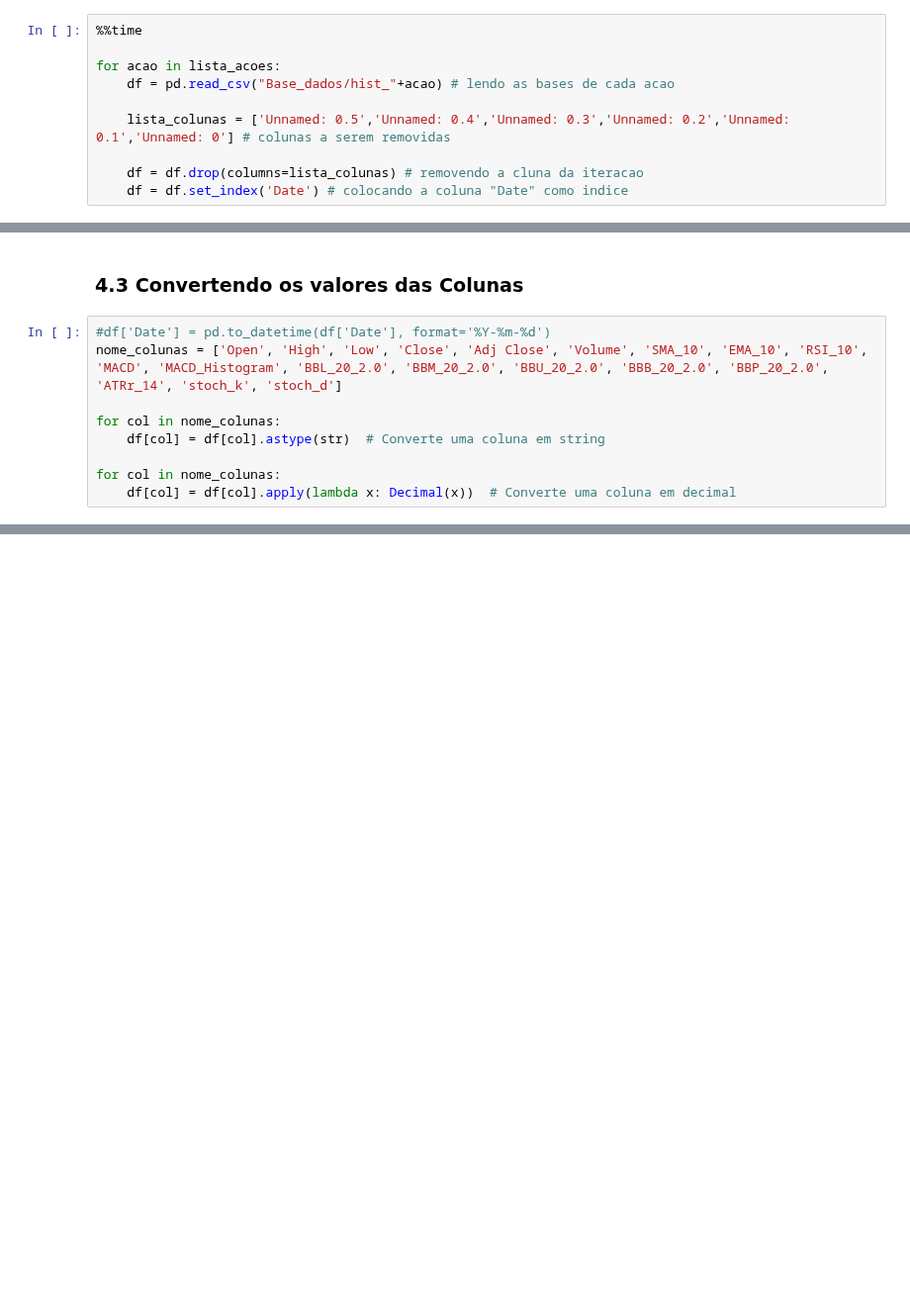
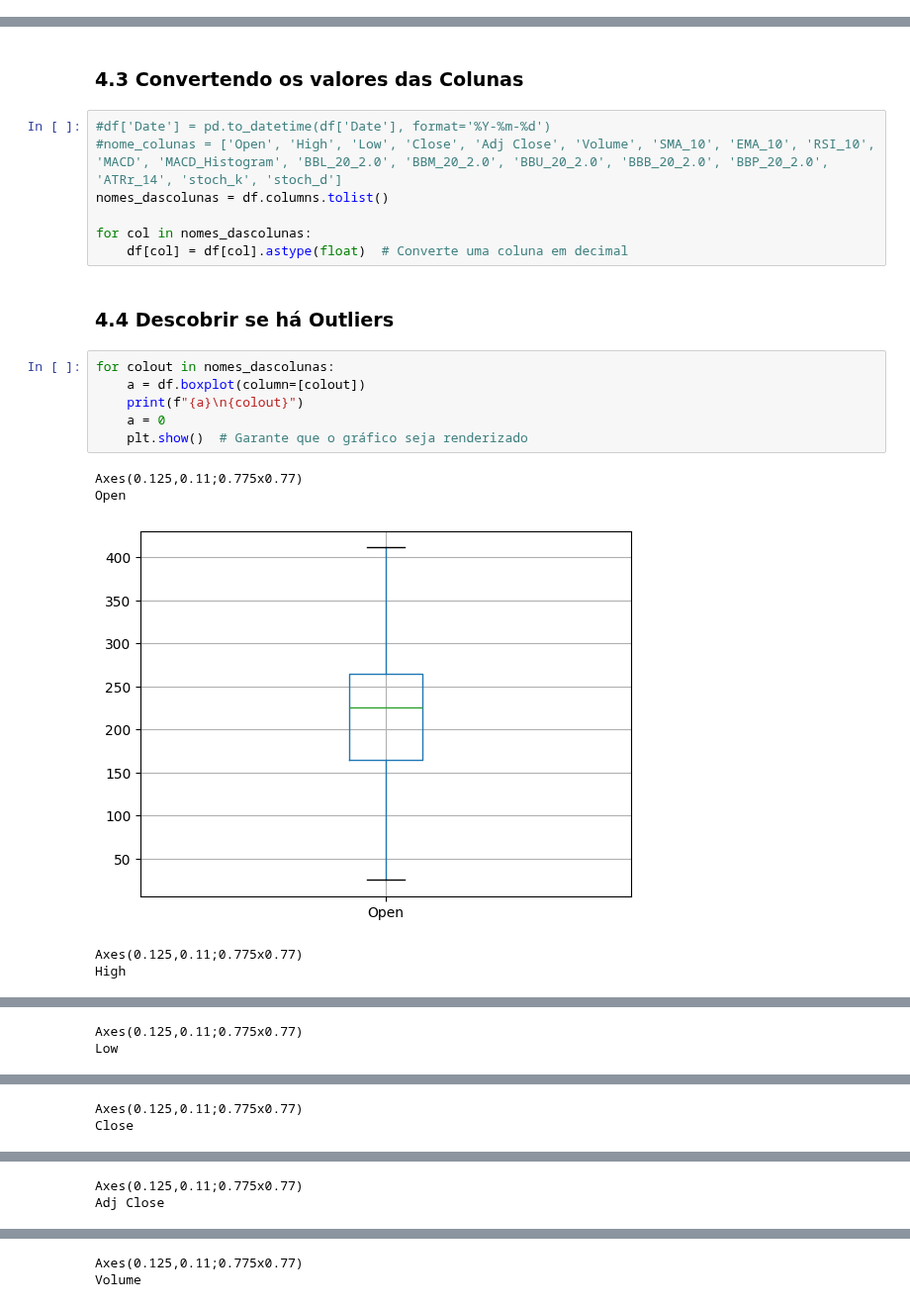
Before and after one commit to TCCCODADA/TCCII, a Jupyter notebook: extraction.ipynb, the cells around one changed output, grey strips where cells are left out. Shown at 99% size. Cells and saved outputs as stored; diff of their text form; blank space fills up the shorter version.

```diff
--- a/extraction.ipynb
+++ b/extraction.ipynb
@@ -124,10 +131,0 @@ Wall time: 247 ms
-# %%
-%%time
-
-for acao in lista_acoes:
-    df = pd.read_csv("Base_dados/hist_"+acao) # lendo as bases de cada acao
-
-    lista_colunas = ['Unnamed: 0.5','Unnamed: 0.4','Unnamed: 0.3','Unnamed: 0.2','Unnamed: 0.1','Unnamed: 0'] # colunas a serem removidas
-
-    df = df.drop(columns=lista_colunas) # removendo a cluna da iteracao
-    df = df.set_index('Date') # colocando a coluna "Date" como indice
@@ -153,10 +203,22 @@ df.dropna(inplace=True)  # Remove linhas com valores ausentes
 ### 4.3 Convertendo os valores das Colunas
 # %%
 #df['Date'] = pd.to_datetime(df['Date'], format='%Y-%m-%d')
-nome_colunas = ['Open', 'High', 'Low', 'Close', 'Adj Close', 'Volume', 'SMA_10', 'EMA_10', 'RSI_10', 'MACD', 'MACD_Histogram', 'BBL_20_2.0', 'BBM_20_2.0', 'BBU_20_2.0', 'BBB_20_2.0', 'BBP_20_2.0', 'ATRr_14', 'stoch_k', 'stoch_d']
+#nome_colunas = ['Open', 'High', 'Low', 'Close', 'Adj Close', 'Volume', 'SMA_10', 'EMA_10', 'RSI_10', 'MACD', 'MACD_Histogram', 'BBL_20_2.0', 'BBM_20_2.0', 'BBU_20_2.0', 'BBB_20_2.0', 'BBP_20_2.0', 'ATRr_14', 'stoch_k', 'stoch_d']
+nomes_dascolunas = df.columns.tolist()
 
-for col in nome_colunas:
-    df[col] = df[col].astype(str)  # Converte uma coluna em string
-
-for col in nome_colunas:
-    df[col] = df[col].apply(lambda x: Decimal(x))  # Converte uma coluna em decimal
+for col in nomes_dascolunas:
+    df[col] = df[col].astype(float)  # Converte uma coluna em decimal
+# %% [markdown]
+### 4.4 Descobrir se há Outliers
+# %%
+for colout in nomes_dascolunas:
+    a = df.boxplot(column=[colout])
+    print(f"{a}\n{colout}")
+    a = 0
+    plt.show()  # Garante que o gráfico seja renderizado
+# %% [output]
+Axes(0.125,0.11;0.775x0.77)
+Open
+[figure, added]
+Axes(0.125,0.11;0.775x0.77)
+High
@@ -162,0 +226,2 @@ for col in nome_colunas:
+Axes(0.125,0.11;0.775x0.77)
+Low
@@ -162,0 +229,2 @@ for col in nome_colunas:
+Axes(0.125,0.11;0.775x0.77)
+Close
@@ -162,0 +232,2 @@ for col in nome_colunas:
+Axes(0.125,0.11;0.775x0.77)
+Adj Close
@@ -162,0 +235,2 @@ for col in nome_colunas:
+Axes(0.125,0.11;0.775x0.77)
+Volume
```
Also changed, not shown: parts of 22 cells of this notebook.
